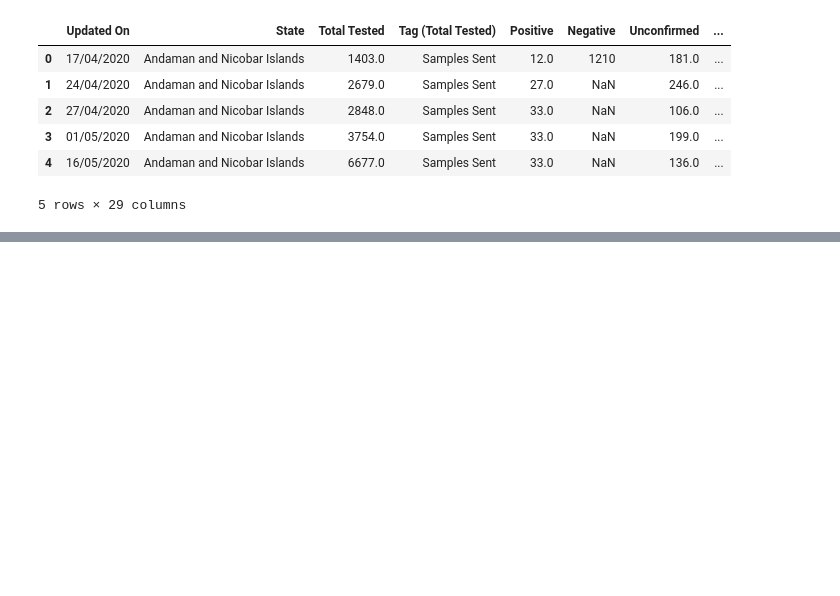
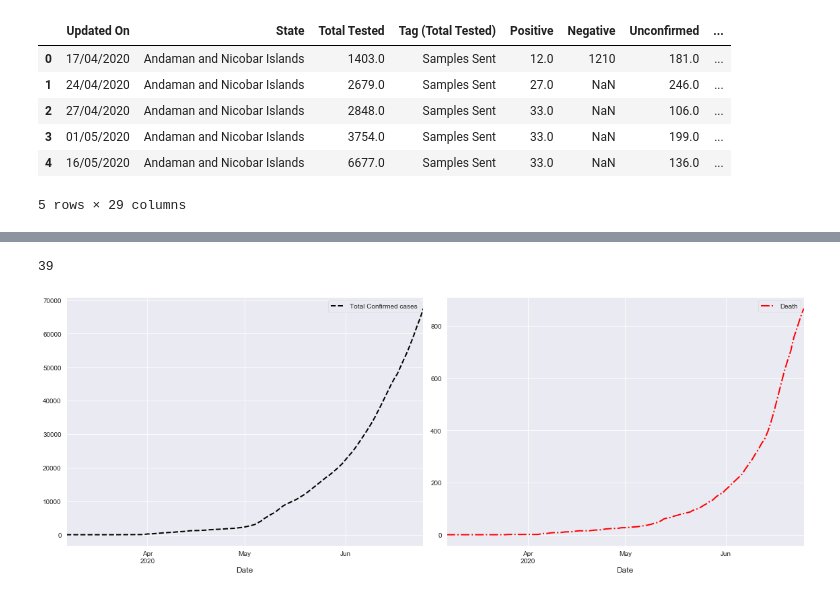
Before and after one commit to Nascent-bot/Covid19, a Jupyter notebook: CoronaVirusDataAnalysis.ipynb, the cells around one changed output, grey strips where cells are left out. Drawn from its saved outputs; the diff is of its cells as text; code cells hidden in the pictures; blank space fills up the shorter version.

Commit message:
Done Visualization for TN

```diff
--- a/CoronaVirusDataAnalysis.ipynb
+++ b/CoronaVirusDataAnalysis.ipynb
@@ -57,3 +57,5 @@ state_test.head()
 | 3 | 01/05/2020 | Andaman and Nicobar Islands | 3754.0 | Samples Sent | 33.0 | NaN | 199.0 | ... |
 | 4 | 16/05/2020 | Andaman and Nicobar Islands | 6677.0 | Samples Sent | 33.0 | NaN | 136.0 | ... |
 5 rows × 29 columns
+# %%
+df=pd.read_csv("Data/complete.csv",index_col='Date',parse_dates=True)
@@ -59,0 +86,18 @@ state_test.head()
+# %%
+len(df['Name of State / UT'].value_counts())
+# %% [output]
+39
+# %%
+plt.style.use('ggplot')
+sns.set_style('darkgrid')
+# %%
+plt.figure(figsize=(16,6))
+case=df[df['Name of State / UT']=="Tamil Nadu"]["Total Confirmed cases"]
+death=df[df['Name of State / UT']=="Tamil Nadu"]["Death"]
+plt.subplot(1,2,1)
+case.plot(kind='line',legend=True,ls='--',lw=2,color='black')
+plt.subplot(1,2,2)
+death.plot(kind='line',legend=True,cmap='coolwarm',ls='dashdot',lw=2,color='red');
+plt.tight_layout()
+# %% [output]
+[figure, added]
```
Also changed, not shown: parts of 5 cells of this notebook.
